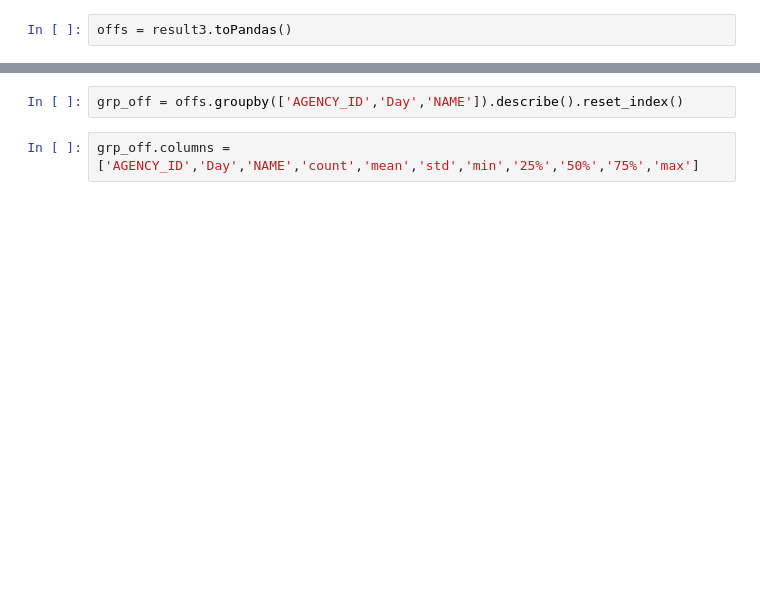
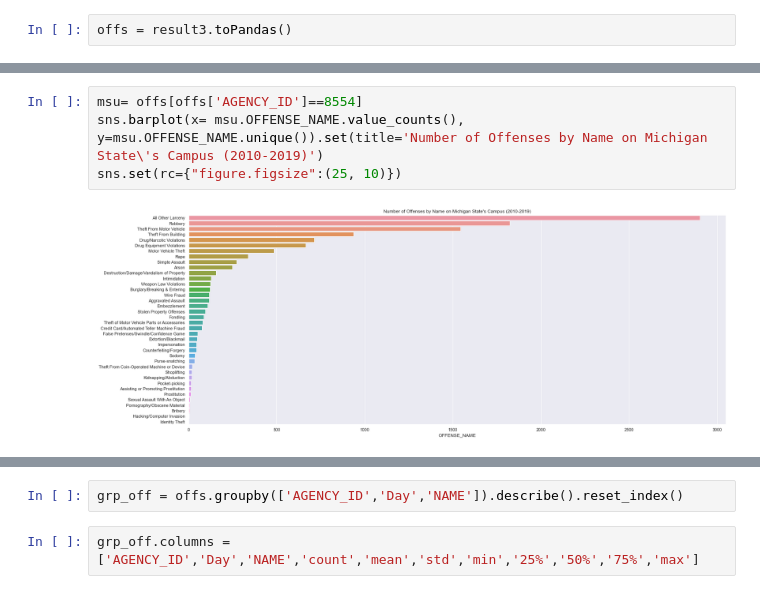
Before and after one commit to djboudia/milestone, a Jupyter notebook: 03_notebooks/Incidents_Baseline.ipynb, the cells around one changed output, grey strips where cells are left out. Saved outputs shown, nothing was run; the diff lists cells and outputs as text; blank space fills up the shorter version.

```diff
--- a/03_notebooks/Incidents_Baseline.ipynb
+++ b/03_notebooks/Incidents_Baseline.ipynb
@@ -332,0 +340,6 @@ alt.Chart(...)
+# %%
+msu= offs[offs['AGENCY_ID']==8554]
+sns.barplot(x= msu.OFFENSE_NAME.value_counts(), y=msu.OFFENSE_NAME.unique()).set(title='Number of Offenses by Name on Michigan State\'s Campus (2010-2019)')
+sns.set(rc={"figure.figsize":(25, 10)})
+# %% [output]
+[figure, added]
```
Also changed, not shown: parts of 34 cells of this notebook, 1 other file.
